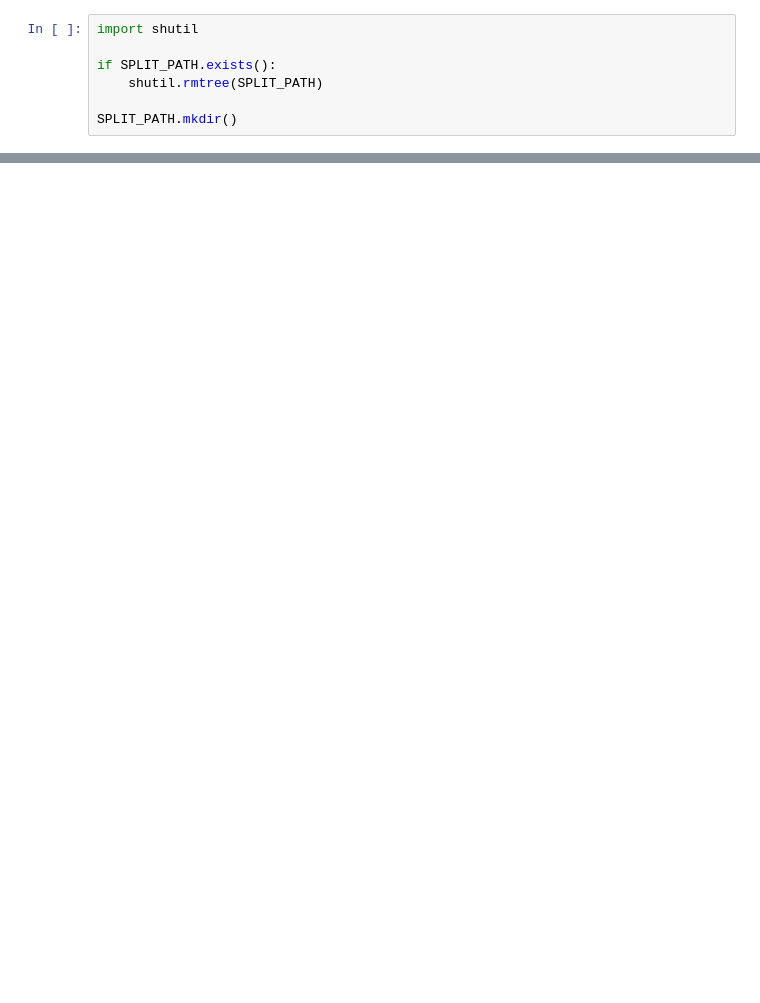
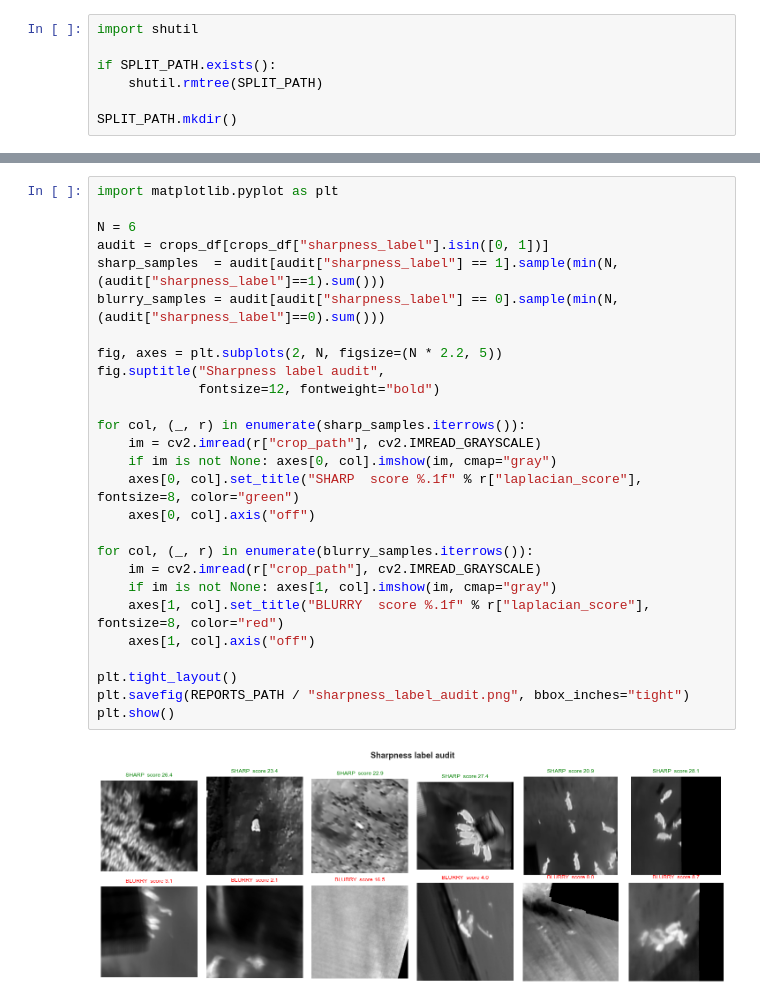
Before and after one commit to klevih1/Computer_Vision, a Jupyter notebook: Notebook_2.ipynb, the cells around one changed output, grey strips where cells are left out. Drawn from its saved outputs; the diff is of its cells as text; blank space fills up the shorter version.

```diff
--- a/Notebook_2.ipynb
+++ b/Notebook_2.ipynb
@@ -830,0 +898,29 @@ unknown           1140    44
+# %%
+import matplotlib.pyplot as plt
+
+N = 6
+audit = crops_df[crops_df["sharpness_label"].isin([0, 1])]
+sharp_samples  = audit[audit["sharpness_label"] == 1].sample(min(N, (audit["sharpness_label"]==1).sum()))
+blurry_samples = audit[audit["sharpness_label"] == 0].sample(min(N, (audit["sharpness_label"]==0).sum()))
+
+fig, axes = plt.subplots(2, N, figsize=(N * 2.2, 5))
+fig.suptitle("Sharpness label audit",
+             fontsize=12, fontweight="bold")
+
+for col, (_, r) in enumerate(sharp_samples.iterrows()):
+    im = cv2.imread(r["crop_path"], cv2.IMREAD_GRAYSCALE)
+    if im is not None: axes[0, col].imshow(im, cmap="gray")
+    axes[0, col].set_title("SHARP  score %.1f" % r["laplacian_score"], fontsize=8, color="green")
+    axes[0, col].axis("off")
+
+for col, (_, r) in enumerate(blurry_samples.iterrows()):
+    im = cv2.imread(r["crop_path"], cv2.IMREAD_GRAYSCALE)
+    if im is not None: axes[1, col].imshow(im, cmap="gray")
+    axes[1, col].set_title("BLURRY  score %.1f" % r["laplacian_score"], fontsize=8, color="red")
+    axes[1, col].axis("off")
+
+plt.tight_layout()
+plt.savefig(REPORTS_PATH / "sharpness_label_audit.png", bbox_inches="tight")
+plt.show()
+# %% [output]
+[figure, added]
```
Also changed, not shown: parts of 36 cells of this notebook, 12 other files.
